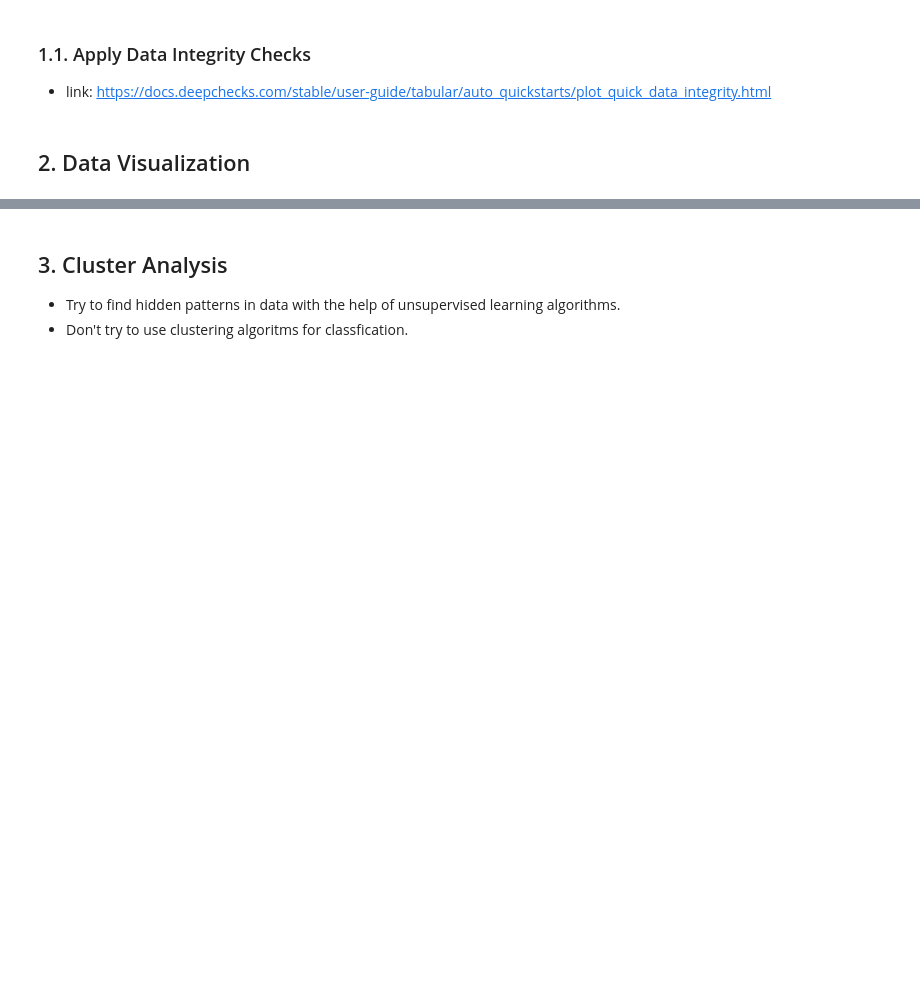
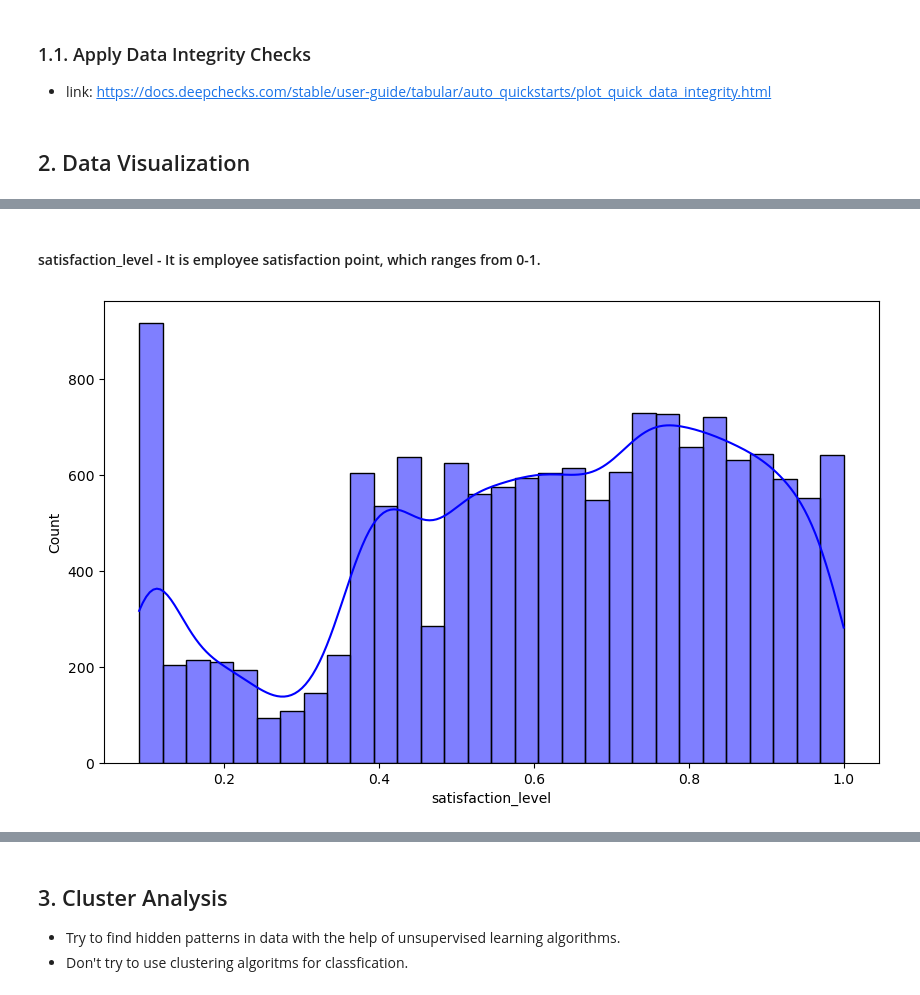
Before and after one commit to iceyisaak/capstone-project_churn-prediction, a Jupyter notebook: Churn Prediction_Student_Notebook_V5.ipynb, the cells around one changed output, grey strips where cells are left out. Drawn from its saved outputs; the diff is of its cells as text; code cells hidden in the pictures; blank space fills up the shorter version.

```diff
--- a/Churn Prediction_Student_Notebook_V5.ipynb
+++ b/Churn Prediction_Student_Notebook_V5.ipynb
@@ -74,0 +88,3 @@ Deepchecks Introduction : https://youtu.be/7ELdizoi6BU
+# %%
+df0 = pd.read_csv("HR_Dataset.csv")
+df = df0.copy()
@@ -74,0 +131,3 @@ Deepchecks Introduction : https://youtu.be/7ELdizoi6BU
+# %%
+df.columns = df.columns.str.lower()
+df.info()
@@ -74,0 +152,2 @@ Deepchecks Introduction : https://youtu.be/7ELdizoi6BU
+# %%
+df.rename(columns={'average_montly_hours': 'average_monthly_hours'}, inplace=True)
@@ -74,0 +178,2 @@ Deepchecks Introduction : https://youtu.be/7ELdizoi6BU
+# %%
+df.columns = df.columns.str.strip()
@@ -81,0 +232,13 @@ Deepchecks Introduction : https://youtu.be/7ELdizoi6BU
+# %% [markdown]
+#### satisfaction_level - It is employee satisfaction point, which ranges from 0-1.
+# %%
+fig, ax = plt.subplots(figsize=(10, 6))
+
+# Create the original histogram
+sns.histplot(df["satisfaction_level"], kde=True, color="b", ax=ax)
+
+plt.show()
+
+# Most employees rate their satisfaction level as 'moderately positive'
+# %% [output]
+[figure, added]
```
Also changed, not shown: parts of 58 cells of this notebook.
